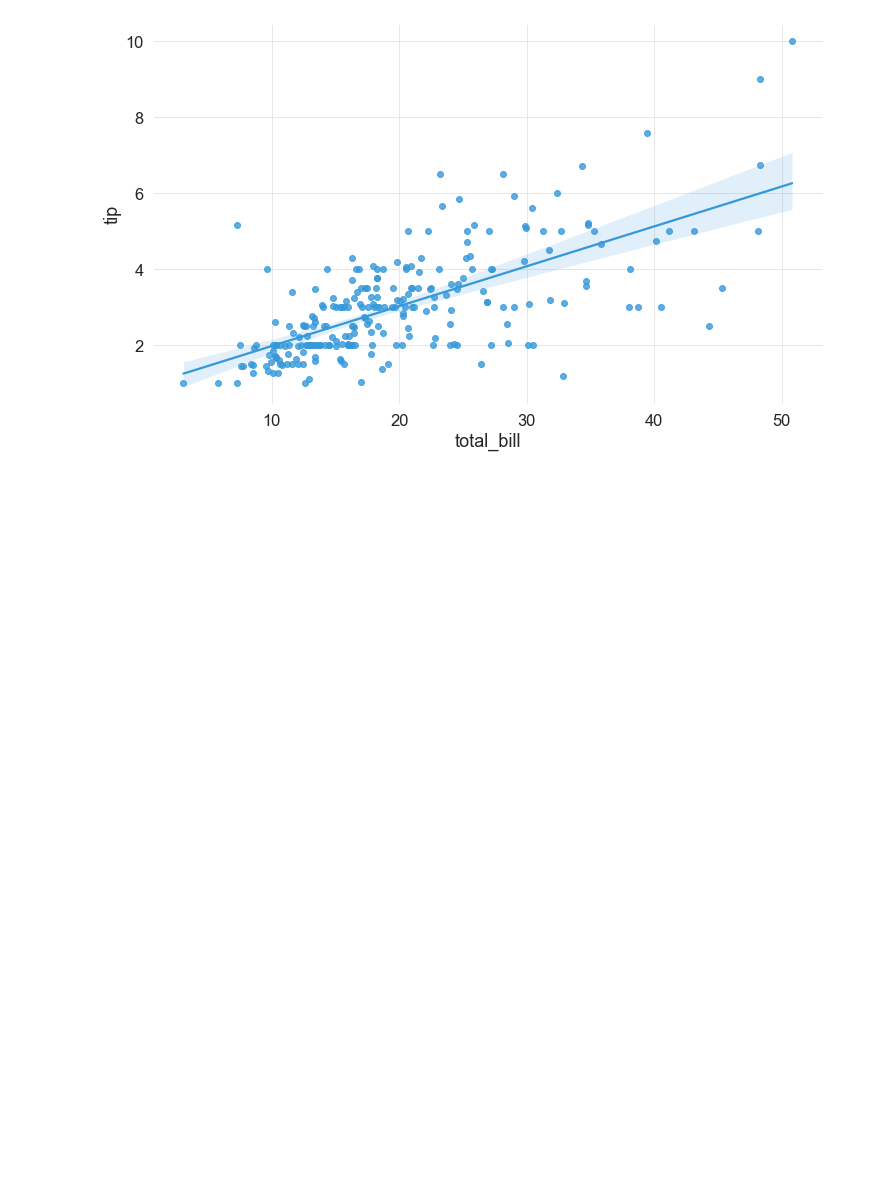
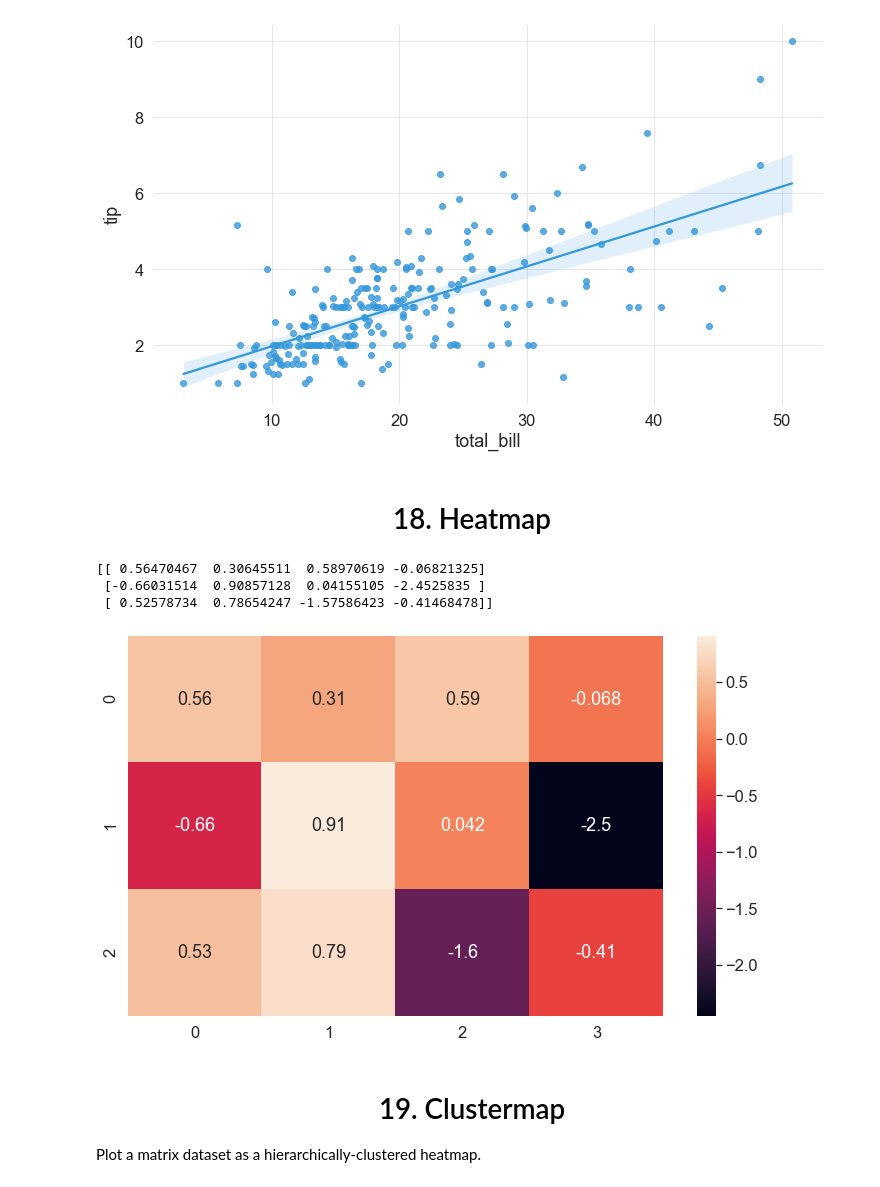
Before and after one commit to ajithcl/SeabornPlots, a Jupyter notebook: SeabornPlots.ipynb, the cells around one changed output. Cells and saved outputs as stored; diff of their text form; code cells hidden in the pictures; blank space fills up the shorter version.

```diff
--- a/SeabornPlots.ipynb
+++ b/SeabornPlots.ipynb
@@ -237,3 +237,17 @@ Plot data and a linear regression model fit.
 sns.regplot(data=tips,x= 'total_bill', y='tip');
 # %% [output]
 [figure]
+# %% [markdown]
+# <center> 18. Heatmap</center>
+# %%
+uniform_data=np.random.randn(3,4)
+print (uniform_data)
+sns.heatmap(uniform_data,annot=True);
+# %% [output]
+[[ 0.56470467  0.30645511  0.58970619 -0.06821325]
+ [-0.66031514  0.90857128  0.04155105 -2.4525835 ]
+ [ 0.52578734  0.78654247 -1.57586423 -0.41468478]]
+[figure, added]
+# %% [markdown]
+# <center> 19. Clustermap</center>
+Plot a matrix dataset as a hierarchically-clustered heatmap.
```
Also changed, not shown: parts of 36 cells of this notebook, 1 other file.
